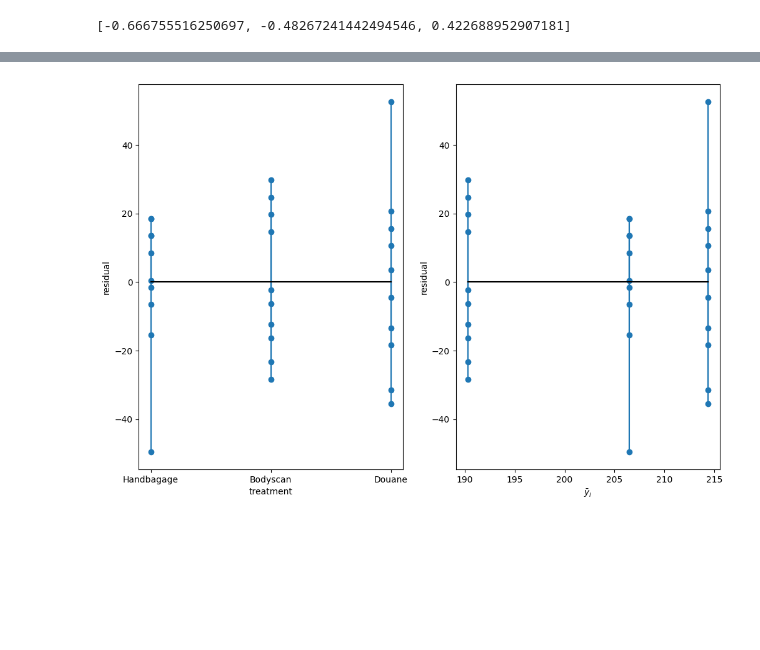
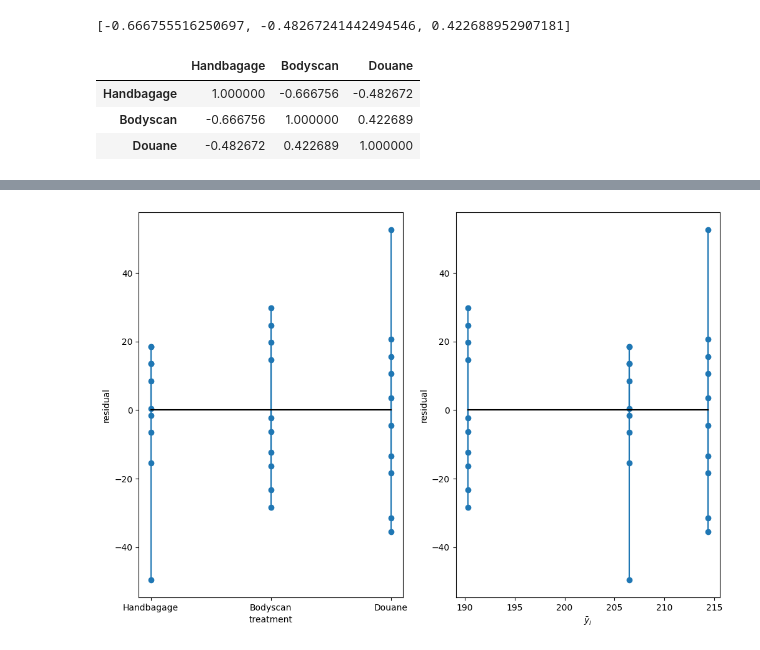
Before and after one commit to R4vante/School, a Jupyter notebook: Statistical Learning/Data Analyse/vliegveld.ipynb, the cells around one changed output, grey strips where cells are left out. Cells and saved outputs as stored; diff of their text form; code cells hidden in the pictures; blank space fills up the shorter version.

```diff
--- a/Statistical Learning/Data Analyse/vliegveld.ipynb
+++ b/Statistical Learning/Data Analyse/vliegveld.ipynb
@@ -122,3 +122,10 @@ r = [r12[0], r13[0], r23[0]]
 r
 # %% [output]
 [-0.666755516250697, -0.48267241442494546, 0.422688952907181]
+# %%
+df.corr()
+# %% [output]
+|  | Handbagage | Bodyscan | Douane |
+| Handbagage | 1.000000 | -0.666756 | -0.482672 |
+| Bodyscan | -0.666756 | 1.000000 | 0.422689 |
+| Douane | -0.482672 | 0.422689 | 1.000000 |
```
Also changed, not shown: parts of 6 cells of this notebook, 1 other file.
